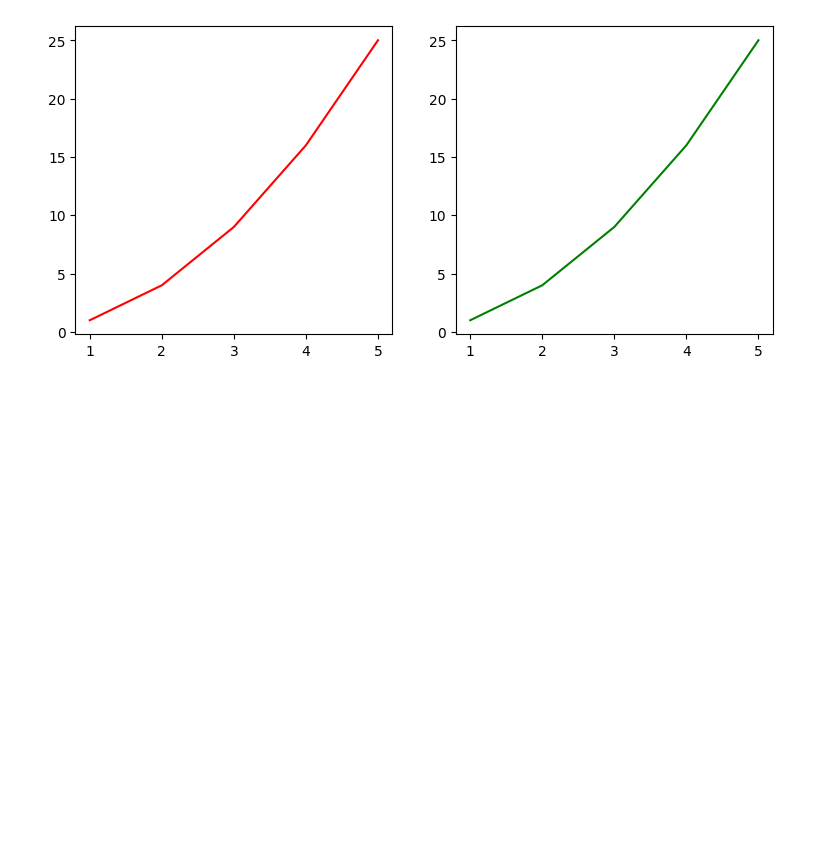
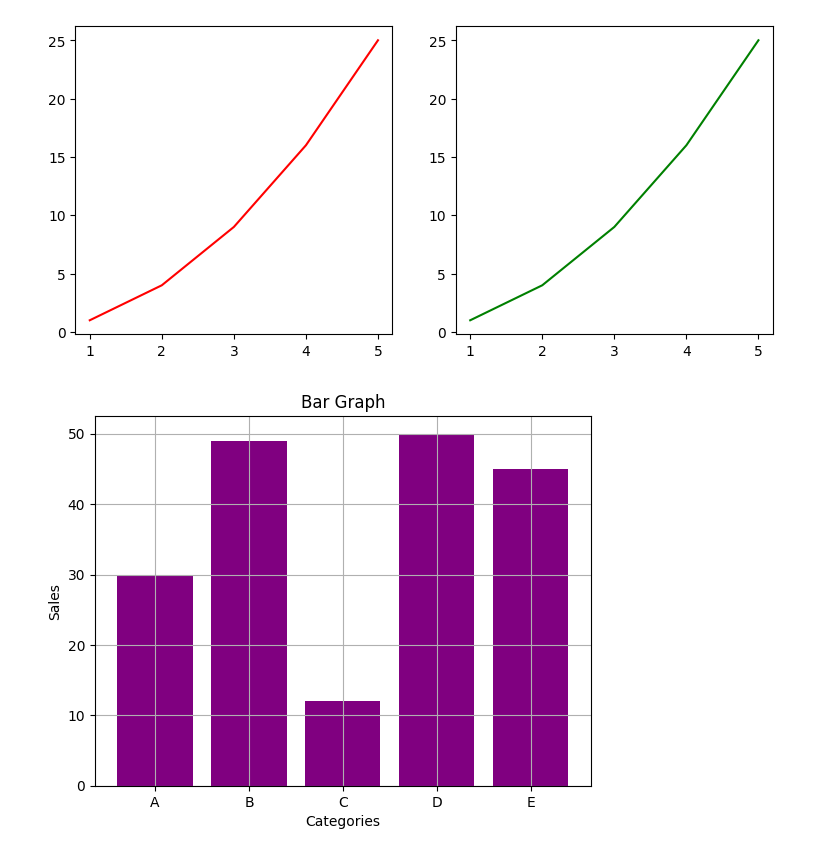
Before and after one commit to ajay9803/AI-ML, a Jupyter notebook: Data Analysis in Python/data_visualization_with_matplotlib.ipynb, the cells around one changed output. Saved outputs shown, nothing was run; the diff lists cells and outputs as text; code cells hidden in the pictures; blank space fills up the shorter version.

```diff
--- a/Data Analysis in Python/data_visualization_with_matplotlib.ipynb
+++ b/Data Analysis in Python/data_visualization_with_matplotlib.ipynb
@@ -63,3 +68,17 @@ plt.plot(x,y1, color="green")
 # %% [output]
 [<matplotlib.lines.Line2D at 0x...>]
 [figure]
+# %%
+# Bar graph
+
+x = ['A', 'B', 'C', 'D', 'E']
+y = [30, 49, 12, 50, 45]
+
+plt.bar(x, y, color='purple')
+plt.title('Bar Graph')
+plt.xlabel('Categories')
+plt.ylabel('Sales')
+plt.grid(True)
+plt.show()
+# %% [output]
+[figure, added]
```
Also changed, not shown: parts of 5 cells of this notebook.
